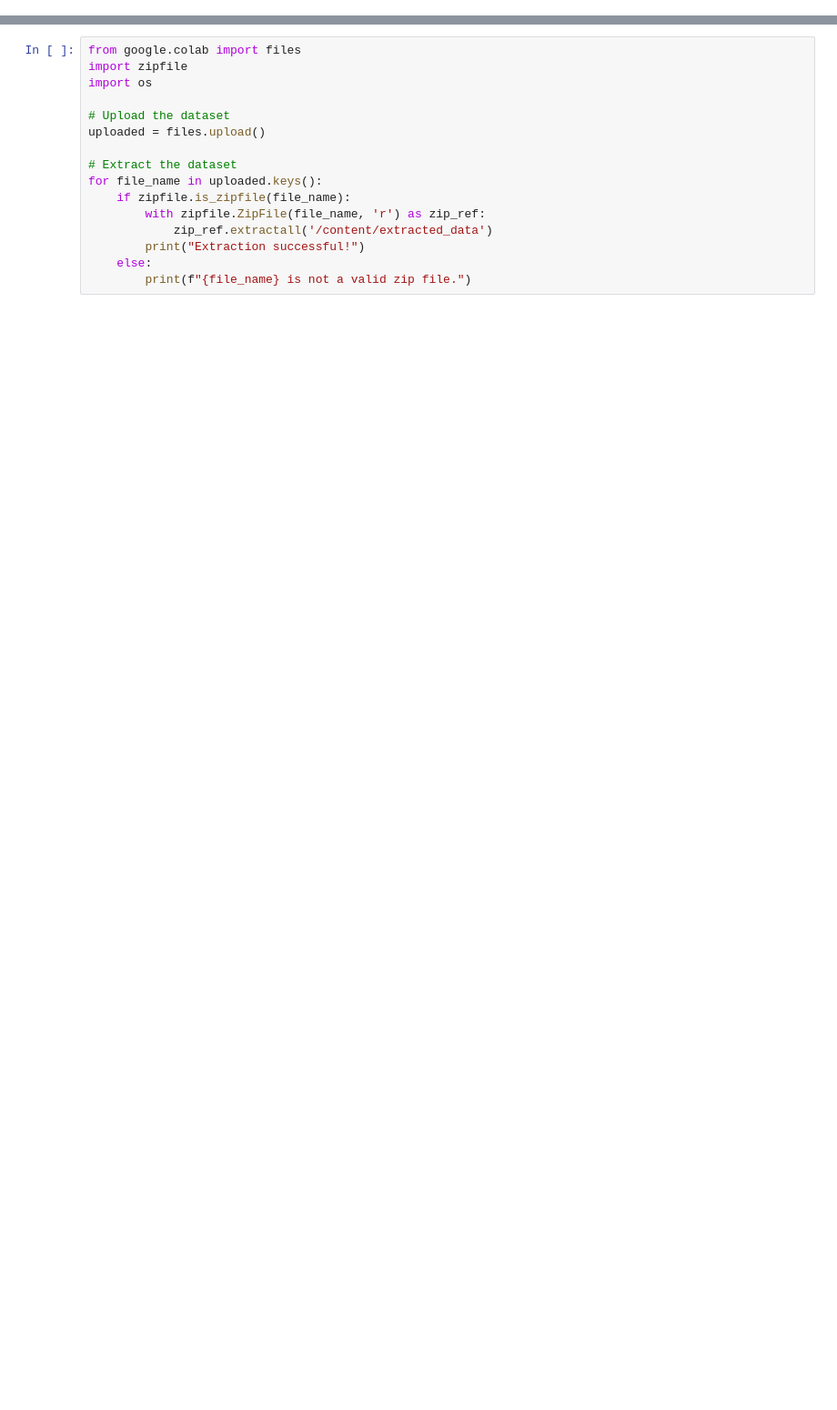
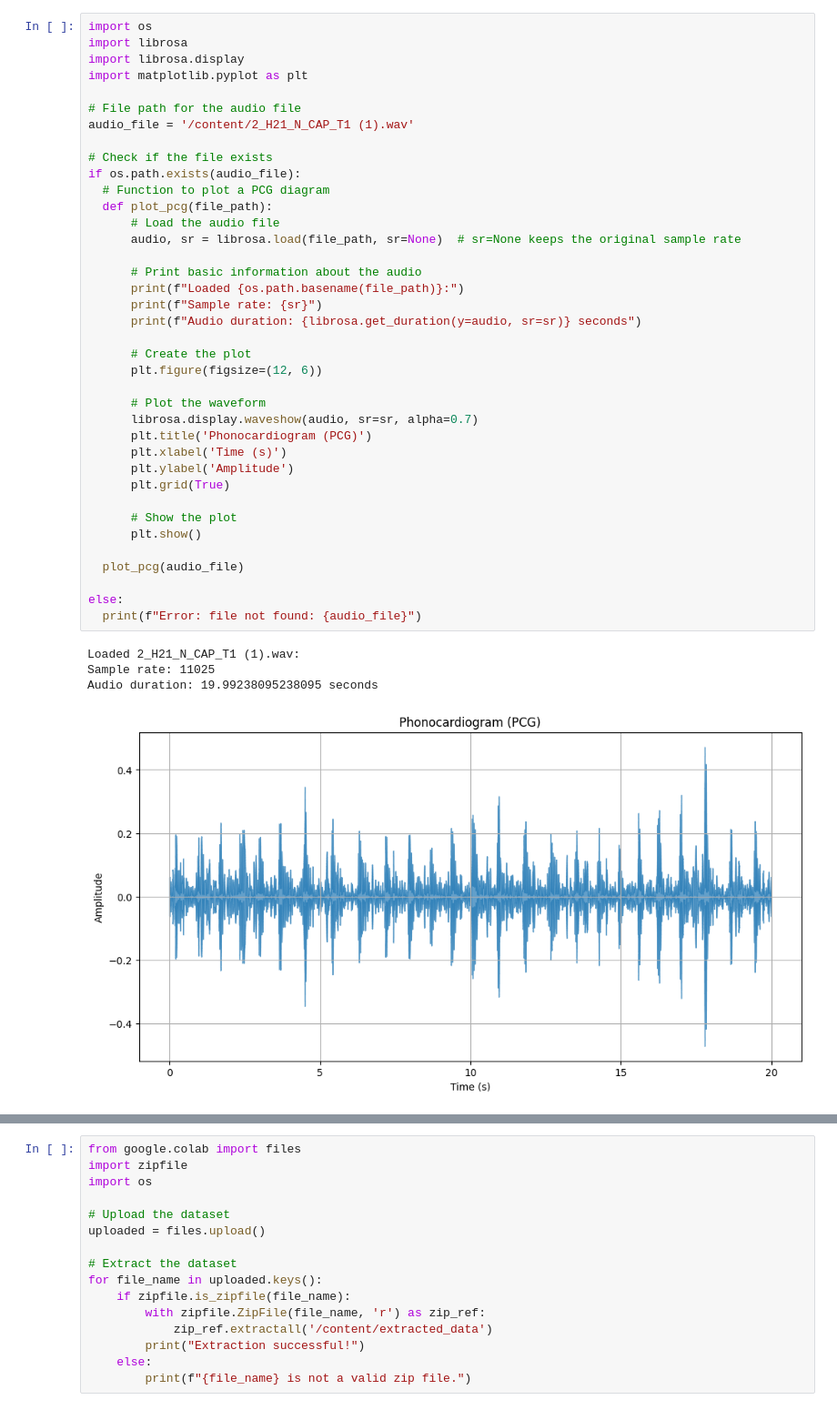
Before and after one commit to shatisvigian/Big-Data-learning-Train-Scheduling, a Jupyter notebook: xLSTM_modified_for_heart_sound_Prediction.ipynb, the cells around one changed output, grey strips where cells are left out. Shown: that part at 91% size. Saved outputs shown, nothing was run; the diff lists cells and outputs as text; blank space fills up the shorter version.

```diff
--- a/xLSTM_modified_for_heart_sound_Prediction.ipynb
+++ b/xLSTM_modified_for_heart_sound_Prediction.ipynb
@@ -189,3 +52,46 @@ SyntaxError: incomplete input (<ipython-input-7-724b12f5b2ad>, line 157)
+# %%
+import os
+import librosa
+import librosa.display
+import matplotlib.pyplot as plt
+
+# File path for the audio file
+audio_file = '/content/2_H21_N_CAP_T1 (1).wav'
+
+# Check if the file exists
+if os.path.exists(audio_file):
+  # Function to plot a PCG diagram
+  def plot_pcg(file_path):
+      # Load the audio file
+      audio, sr = librosa.load(file_path, sr=None)  # sr=None keeps the original sample rate
+
+      # Print basic information about the audio
+      print(f"Loaded {os.path.basename(file_path)}:")
+      print(f"Sample rate: {sr}")
+      print(f"Audio duration: {librosa.get_duration(y=audio, sr=sr)} seconds")
+
+      # Create the plot
+      plt.figure(figsize=(12, 6))
+
+      # Plot the waveform
+      librosa.display.waveshow(audio, sr=sr, alpha=0.7)
+      plt.title('Phonocardiogram (PCG)')
+      plt.xlabel('Time (s)')
+      plt.ylabel('Amplitude')
+      plt.grid(True)
+
+      # Show the plot
+      plt.show()
+
+  plot_pcg(audio_file)
+
+else:
+  print(f"Error: file not found: {audio_file}")
+# %% [output]
+Loaded 2_H21_N_CAP_T1 (1).wav:
+Sample rate: 11025
+Audio duration: 19.99238095238095 seconds
+[figure, added]
 # %%
 import keras
 from keras import backend as K
```
Also changed, not shown: parts of 4 cells of this notebook.
